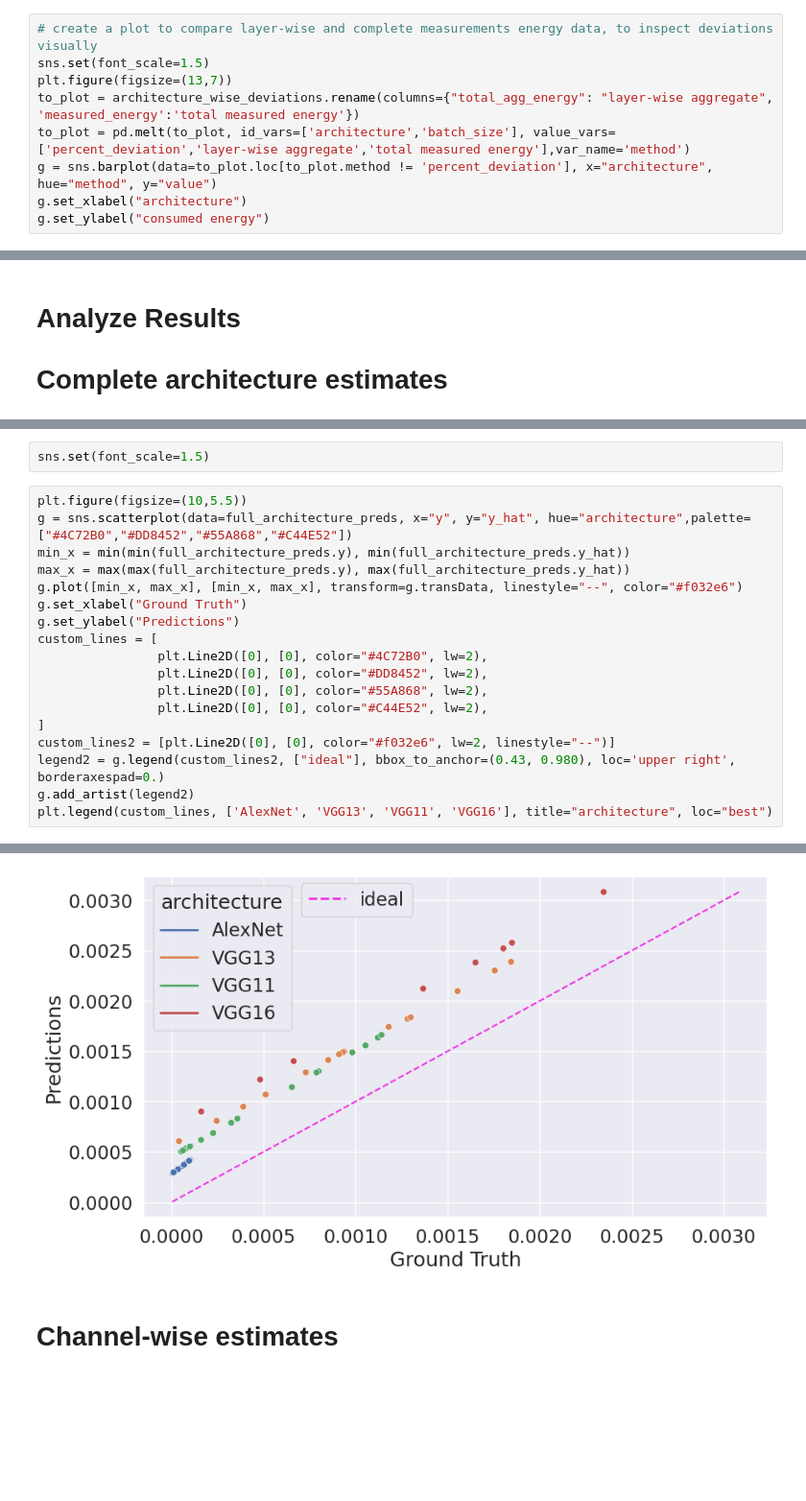
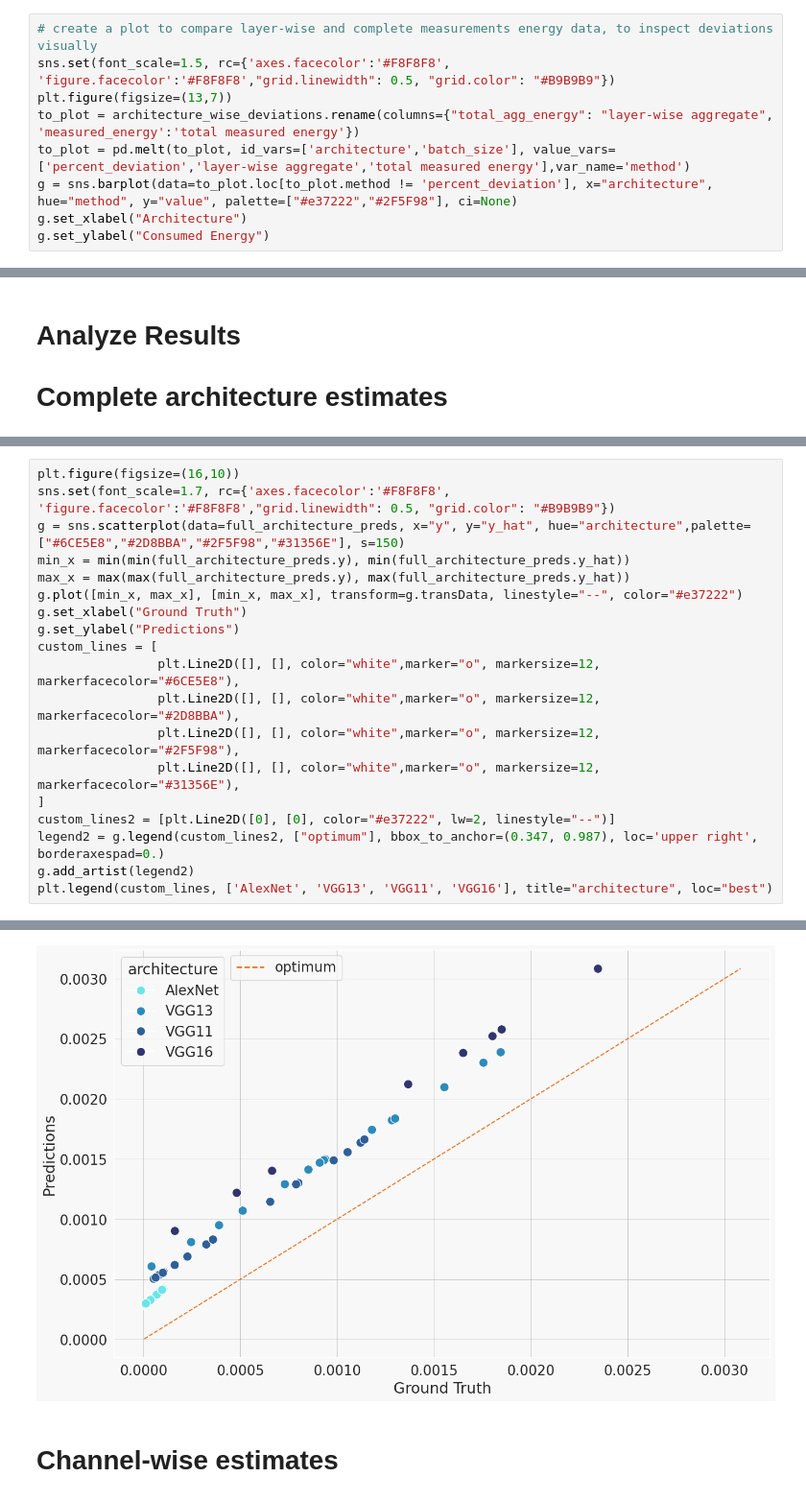
Before and after one commit to JohannesGetzner/dl-energy-estimator, a Jupyter notebook: estimator/architecture-estimates.ipynb, the cells around one changed output, grey strips where cells are left out. Shown: that part at 96% size. Drawn from its saved outputs; the diff is of its cells as text; blank space fills up the shorter version.

Commit message:
changed the style of the plots for the final paper submission

```diff
--- a/estimator/architecture-estimates.ipynb
+++ b/estimator/architecture-estimates.ipynb
@@ -125,11 +125,11 @@ agg
 | vgg16 | 0.00532 | 0.00130 | 0.00129 |
 # %%
 # create a plot to compare layer-wise and complete measurements energy data, to inspect deviations visually
-sns.set(font_scale=1.5)
+sns.set(font_scale=1.5, rc={'axes.facecolor':'#F8F8F8', 'figure.facecolor':'#F8F8F8',"grid.linewidth": 0.5, "grid.color": "#B9B9B9"})
 plt.figure(figsize=(13,7))
 to_plot = architecture_wise_deviations.rename(columns={"total_agg_energy": "layer-wise aggregate", 'measured_energy':'total measured energy'})
 to_plot = pd.melt(to_plot, id_vars=['architecture','batch_size'], value_vars=['percent_deviation','layer-wise aggregate','total measured energy'],var_name='method')
-g = sns.barplot(data=to_plot.loc[to_plot.method != 'percent_deviation'], x="architecture", hue="method", y="value")
-g.set_xlabel("architecture")
-g.set_ylabel("consumed energy")
+g = sns.barplot(data=to_plot.loc[to_plot.method != 'percent_deviation'], x="architecture", hue="method", y="value", palette=["#e37222","#2F5F98"], ci=None)
+g.set_xlabel("Architecture")
+g.set_ylabel("Consumed Energy")
 # %% [output]
@@ -270,27 +277,26 @@ R2-Score:  -0.044104094083287526
 Avg-Abs-%-Deviation: 116.14%
-# %%
-sns.set(font_scale=1.5)
 # %%
-plt.figure(figsize=(10,5.5))
-g = sns.scatterplot(data=full_architecture_preds, x="y", y="y_hat", hue="architecture",palette=["#4C72B0","#DD8452","#55A868","#C44E52"])
+plt.figure(figsize=(16,10))
+sns.set(font_scale=1.7, rc={'axes.facecolor':'#F8F8F8', 'figure.facecolor':'#F8F8F8',"grid.linewidth": 0.5, "grid.color": "#B9B9B9"})
+g = sns.scatterplot(data=full_architecture_preds, x="y", y="y_hat", hue="architecture",palette=["#6CE5E8","#2D8BBA","#2F5F98","#31356E"], s=150)
 min_x = min(min(full_architecture_preds.y), min(full_architecture_preds.y_hat))
 max_x = max(max(full_architecture_preds.y), max(full_architecture_preds.y_hat))
-g.plot([min_x, max_x], [min_x, max_x], transform=g.transData, linestyle="--", color="#f032e6")
+g.plot([min_x, max_x], [min_x, max_x], transform=g.transData, linestyle="--", color="#e37222")
 g.set_xlabel("Ground Truth")
 g.set_ylabel("Predictions")
 custom_lines = [
-                plt.Line2D([0], [0], color="#4C72B0", lw=2),
-                plt.Line2D([0], [0], color="#DD8452", lw=2),
-                plt.Line2D([0], [0], color="#55A868", lw=2),
-                plt.Line2D([0], [0], color="#C44E52", lw=2),
+                plt.Line2D([], [], color="white",marker="o", markersize=12, markerfacecolor="#6CE5E8"),
+                plt.Line2D([], [], color="white",marker="o", markersize=12, markerfacecolor="#2D8BBA"),
+                plt.Line2D([], [], color="white",marker="o", markersize=12, markerfacecolor="#2F5F98"),
+                plt.Line2D([], [], color="white",marker="o", markersize=12, markerfacecolor="#31356E"),
 ]
-custom_lines2 = [plt.Line2D([0], [0], color="#f032e6", lw=2, linestyle="--")]
-legend2 = g.legend(custom_lines2, ["ideal"], bbox_to_anchor=(0.43, 0.980), loc='upper right', borderaxespad=0.)
+custom_lines2 = [plt.Line2D([0], [0], color="#e37222", lw=2, linestyle="--")]
+legend2 = g.legend(custom_lines2, ["optimum"], bbox_to_anchor=(0.347, 0.987), loc='upper right', borderaxespad=0.)
 g.add_artist(legend2)
 plt.legend(custom_lines, ['AlexNet', 'VGG13', 'VGG11', 'VGG16'], title="architecture", loc="best")
 # %% [output]
 <matplotlib.legend.Legend at 0x...>
-[figure, old version]
+[figure, new version]
 # %% [markdown]
 # Channel-wise estimates
 # %%
```
Also changed, not shown: parts of 4 cells of this notebook, 7 other files.
